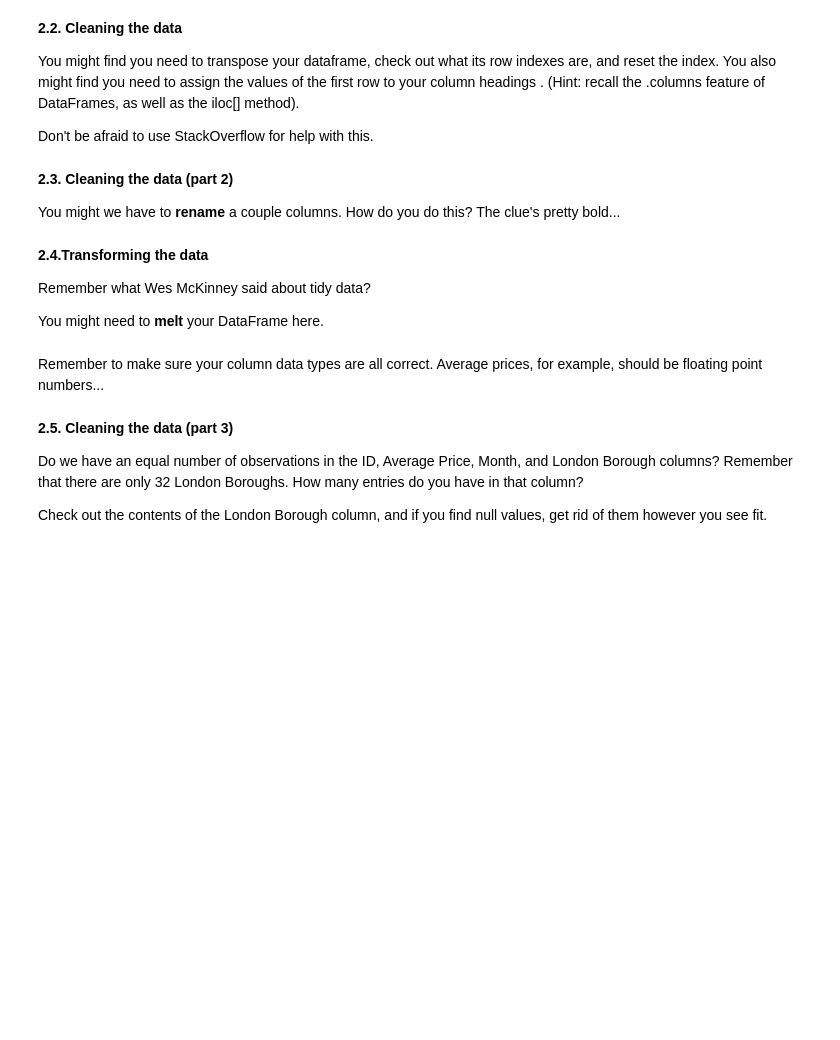
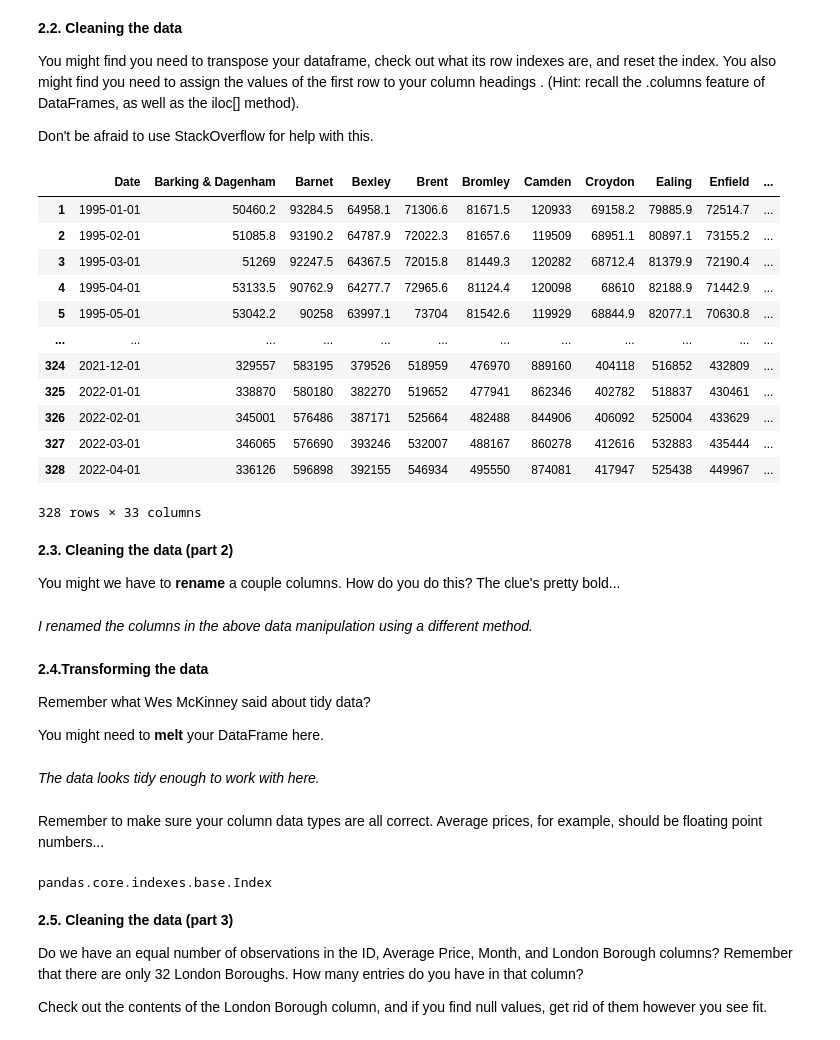
Before and after one commit to MarcJKolb/London_Housing, a Jupyter notebook: Unit 4 Challenge - Tier 3.ipynb, the cells around one changed output. Cells and saved outputs as stored; diff of their text form; code cells hidden in the pictures; blank space fills up the shorter version.

Commit message:
All data has been cleaned.

```diff
--- a/Unit 4 Challenge - Tier 3.ipynb
+++ b/Unit 4 Challenge - Tier 3.ipynb
@@ -109,18 +115,48 @@ Think about your pandas functions for checking out a dataframe.
 You might find you need to transpose your dataframe, check out what its row indexes are, and reset the index. You  also might find you need to assign the values of the first row to your column headings  . (Hint: recall the .columns feature of DataFrames, as well as the iloc[] method).
 
 Don't be afraid to use StackOverflow for help  with this.
+# %%
+new_columns = properties.columns.values
+new_columns[0] = 'Date'
+properties.columns = new_columns
+transposed_prop = properties.T
+del transposed_prop[0]
+proper_prop = transposed_prop[:34].drop('City of London').T
+proper_prop
+# %% [output]
+|  | Date | Barking & Dagenham | Barnet | Bexley | Brent | Bromley | Camden | Croydon | Ealing | Enfield | ... |
+| 1 | 1995-01-01 | 50460.2 | 93284.5 | 64958.1 | 71306.6 | 81671.5 | 120933 | 69158.2 | 79885.9 | 72514.7 | ... |
+| 2 | 1995-02-01 | 51085.8 | 93190.2 | 64787.9 | 72022.3 | 81657.6 | 119509 | 68951.1 | 80897.1 | 73155.2 | ... |
+| 3 | 1995-03-01 | 51269 | 92247.5 | 64367.5 | 72015.8 | 81449.3 | 120282 | 68712.4 | 81379.9 | 72190.4 | ... |
+| 4 | 1995-04-01 | 53133.5 | 90762.9 | 64277.7 | 72965.6 | 81124.4 | 120098 | 68610 | 82188.9 | 71442.9 | ... |
+| 5 | 1995-05-01 | 53042.2 | 90258 | 63997.1 | 73704 | 81542.6 | 119929 | 68844.9 | 82077.1 | 70630.8 | ... |
+| ... | ... | ... | ... | ... | ... | ... | ... | ... | ... | ... | ... |
+| 324 | 2021-12-01 | 329557 | 583195 | 379526 | 518959 | 476970 | 889160 | 404118 | 516852 | 432809 | ... |
+| 325 | 2022-01-01 | 338870 | 580180 | 382270 | 519652 | 477941 | 862346 | 402782 | 518837 | 430461 | ... |
+| 326 | 2022-02-01 | 345001 | 576486 | 387171 | 525664 | 482488 | 844906 | 406092 | 525004 | 433629 | ... |
+| 327 | 2022-03-01 | 346065 | 576690 | 393246 | 532007 | 488167 | 860278 | 412616 | 532883 | 435444 | ... |
+| 328 | 2022-04-01 | 336126 | 596898 | 392155 | 546934 | 495550 | 874081 | 417947 | 525438 | 449967 | ... |
+328 rows × 33 columns
 # %% [markdown]
 **2.3. Cleaning the data (part 2)**
 
 You might we have to **rename** a couple columns. How do you do this? The clue's pretty bold...
+# %% [markdown]
+<i>I renamed the columns in the above data manipulation using a different method.</i>
 # %% [markdown]
 **2.4.Transforming the data**
 
 Remember what Wes McKinney said about tidy data?
 
 You might need to **melt** your DataFrame here.
+# %% [markdown]
+<i>The data looks tidy enough to work with here.</i>
 # %% [markdown]
 Remember to make sure your column data types are all correct. Average prices, for example, should be floating point numbers...
+# %%
+type(proper_prop.columns)
+# %% [output]
+pandas.core.indexes.base.Index
 # %% [markdown]
 **2.5. Cleaning the data (part 3)**
 
```
Also changed, not shown: parts of 6 cells of this notebook.
